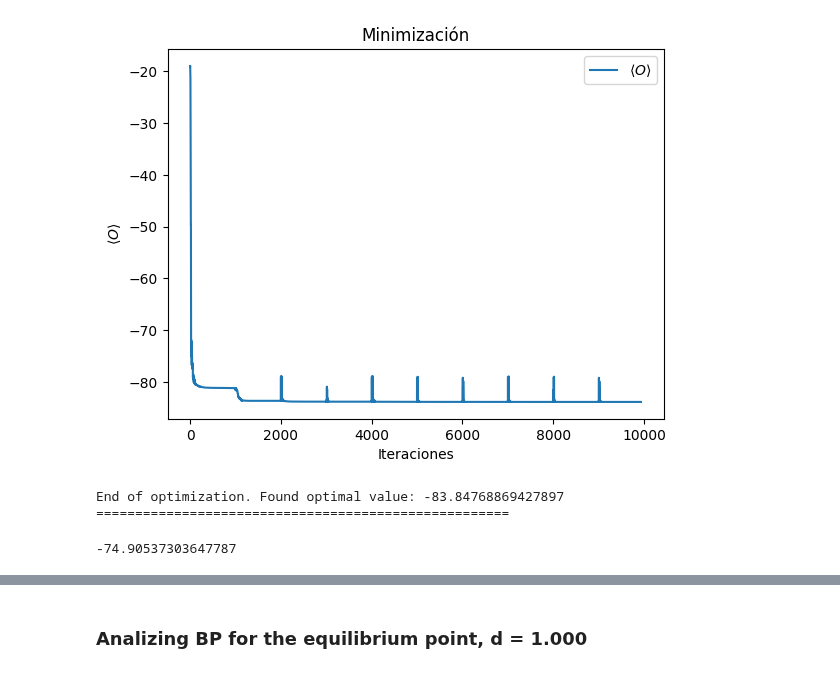
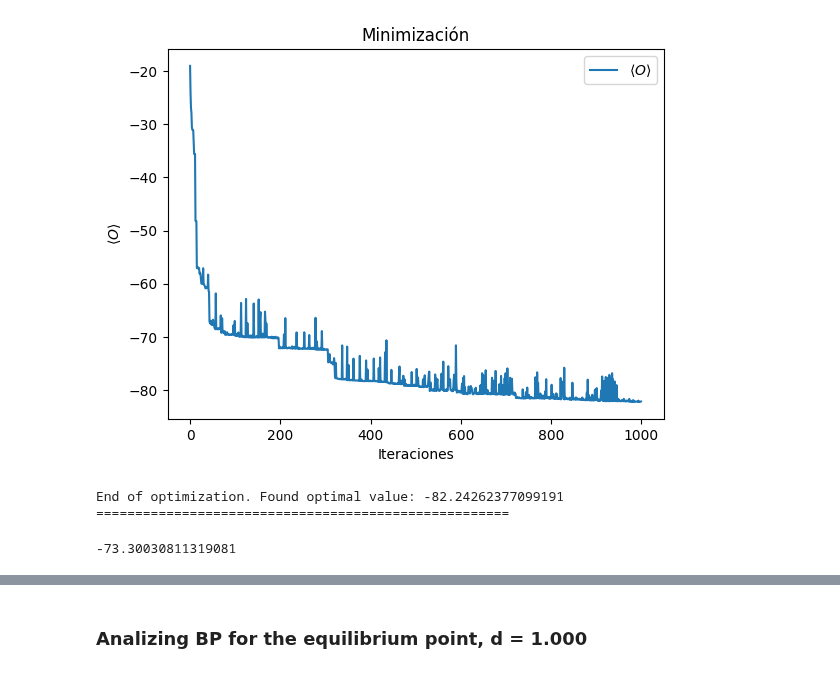
Before and after one commit to JLSM02/QML-Avoiding-BP, a Jupyter notebook: notebooks/VQE/H2O/VQE_H2O.ipynb, the cells around one changed output, grey strips where cells are left out. Saved outputs shown, nothing was run; the diff lists cells and outputs as text; code cells hidden in the pictures.

```diff
--- a/notebooks/VQE/H2O/VQE_H2O.ipynb
+++ b/notebooks/VQE/H2O/VQE_H2O.ipynb
@@ -24,8 +23,10 @@ ansatz.decompose().draw("mpl")
 # %%
-ansatz, n_params = anz.build_deep_ansatz(14, 1)
-VQE_minimization_mitigate_BP(ansatz, hamiltonian, num_layers, print_info=False, plot_info=True)["minimum_values"][0] + nuclear_repulsion
+# Create ansatz
+num_layers=3
+ansatz, n_params = anz.build_deep_ansatz(14, num_layers)
+VQE_minimization(ansatz, hamiltonian, print_info=False, plot_info=True)["minimum_values"][0] + nuclear_repulsion
 # %% [output]
-[figure, old version]
+[figure, new version]
-End of optimization. Found optimal value: -83.84768869427897
+End of optimization. Found optimal value: -82.24262377099191
 =====================================================
--74.90537303647787
+-73.30030811319081
```
Also changed, not shown: parts of 6 cells of this notebook, 2 other files.
